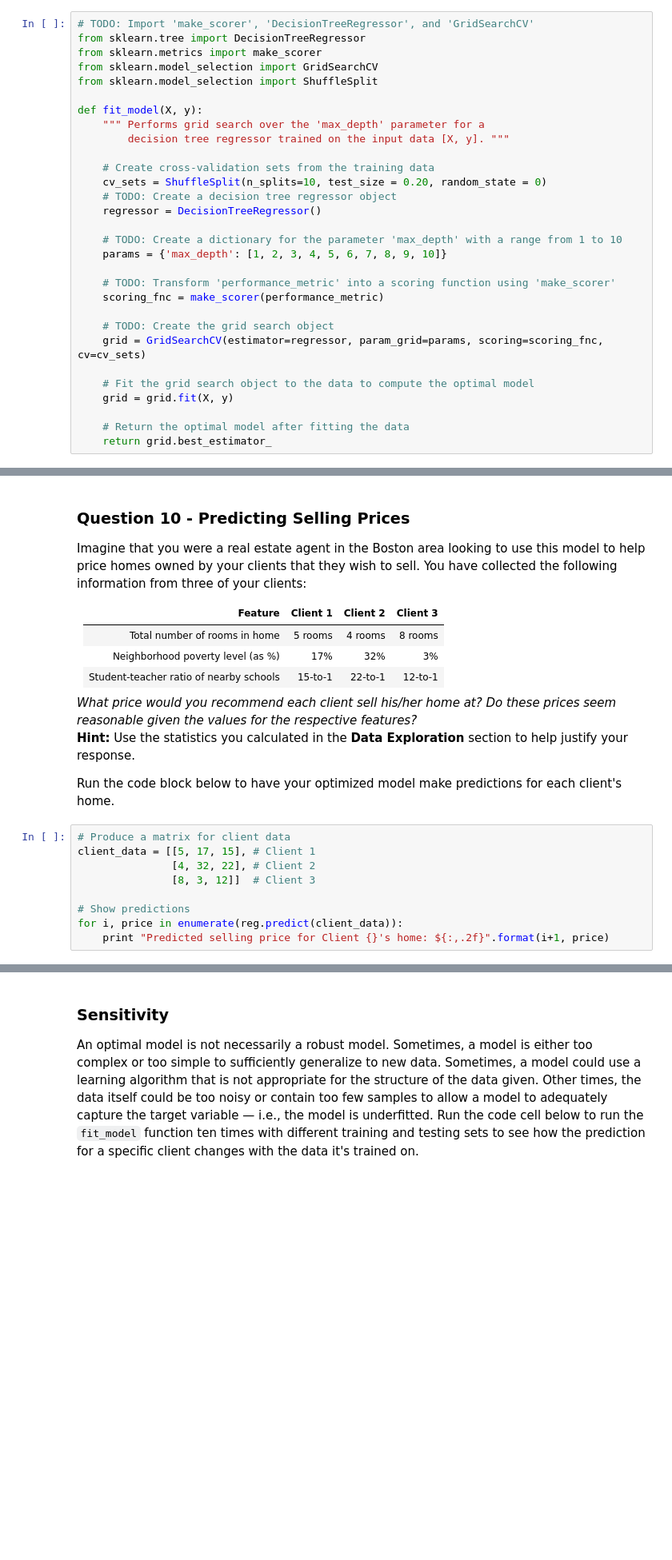
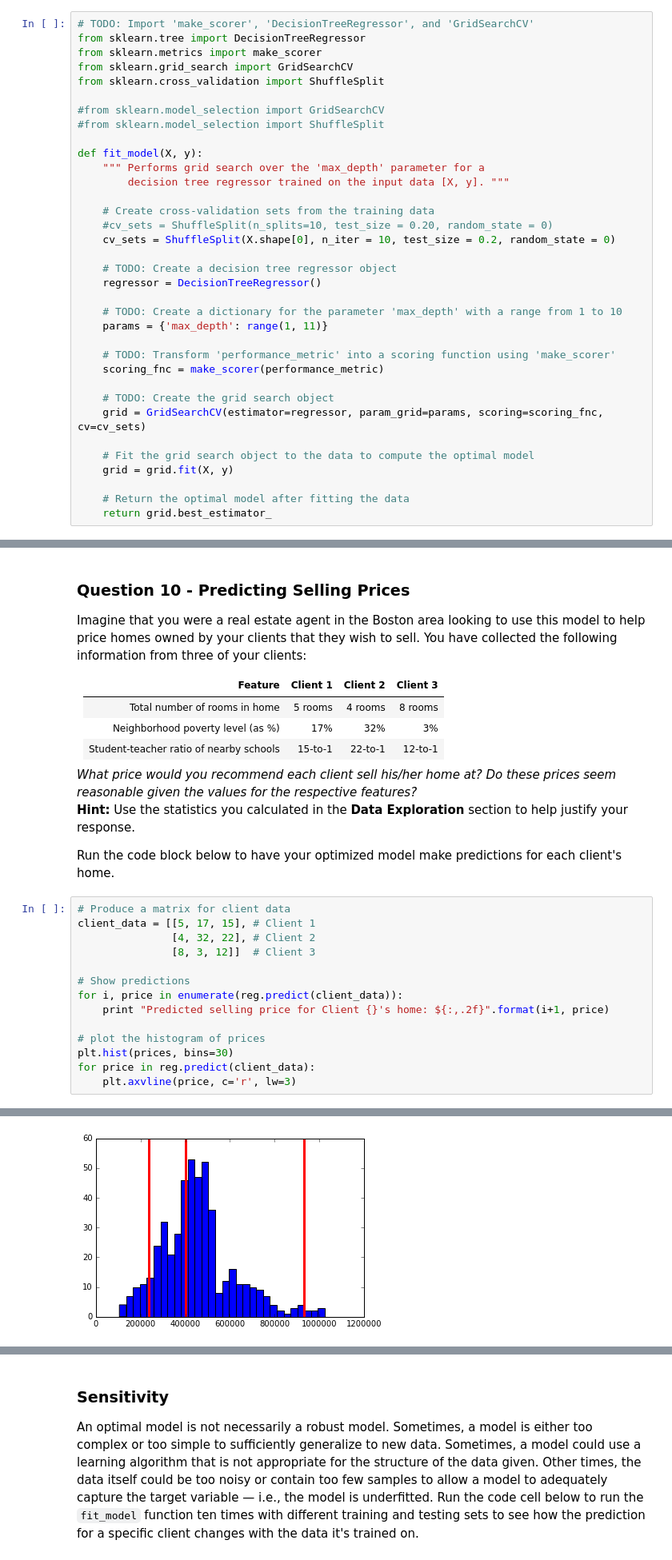
Before and after one commit to natalya-patrikeeva/boston_housing, a Jupyter notebook: boston_housing.ipynb, the cells around one changed output, grey strips where cells are left out. Shown: that part at 80% size. Cells and saved outputs as stored; diff of their text form; blank space fills up the shorter version.

```diff
--- a/boston_housing.ipynb
+++ b/boston_housing.ipynb
@@ -247,20 +258,25 @@ For the `fit_model` function in the code cell below, you will need to implement
 # TODO: Import 'make_scorer', 'DecisionTreeRegressor', and 'GridSearchCV'
 from sklearn.tree import DecisionTreeRegressor
 from sklearn.metrics import make_scorer
-from sklearn.model_selection import GridSearchCV
-from sklearn.model_selection import ShuffleSplit
+from sklearn.grid_search import GridSearchCV
+from sklearn.cross_validation import ShuffleSplit
+
+#from sklearn.model_selection import GridSearchCV
+#from sklearn.model_selection import ShuffleSplit
 
 def fit_model(X, y):
     """ Performs grid search over the 'max_depth' parameter for a
         decision tree regressor trained on the input data [X, y]. """
 
     # Create cross-validation sets from the training data
-    cv_sets = ShuffleSplit(n_splits=10, test_size = 0.20, random_state = 0)
+    #cv_sets = ShuffleSplit(n_splits=10, test_size = 0.20, random_state = 0)
+    cv_sets = ShuffleSplit(X.shape[0], n_iter = 10, test_size = 0.2, random_state = 0)
+
     # TODO: Create a decision tree regressor object
     regressor = DecisionTreeRegressor()
 
     # TODO: Create a dictionary for the parameter 'max_depth' with a range from 1 to 10
-    params = {'max_depth': [1, 2, 3, 4, 5, 6, 7, 8, 9, 10]}
+    params = {'max_depth': range(1, 11)}
 
     # TODO: Transform 'performance_metric' into a scoring function using 'make_scorer'
     scoring_fnc = make_scorer(performance_metric)
@@ -307,16 +323,22 @@ Run the code block below to have your optimized model make predictions for each
 # %%
 # Produce a matrix for client data
 client_data = [[5, 17, 15], # Client 1
                [4, 32, 22], # Client 2
                [8, 3, 12]]  # Client 3
 
 # Show predictions
 for i, price in enumerate(reg.predict(client_data)):
     print "Predicted selling price for Client {}'s home: ${:,.2f}".format(i+1, price)
+
+# plot the histogram of prices
+plt.hist(prices, bins=30)
+for price in reg.predict(client_data):
+    plt.axvline(price, c='r', lw=3)
 # %% [output]
 Predicted selling price for Client 1's home: $403,025.00
 Predicted selling price for Client 2's home: $237,478.72
 Predicted selling price for Client 3's home: $931,636.36
+[figure, added]
 # %% [markdown]
 **Answer: ** From the Boston area dataset statistics, we know that the average number of rooms is 6.2, average neighborhood poverty level is 12.9% and average student/teacher ratio is 18.5. The mean value price is \$454,342.94 while the median is \$438,900.00. I expect houses with less than the average number of 6.2 to sell for less, houses with poverty level of above the average 12.9% to sell for less and the houses with a larger student-to-teacher ratio than the average ratio of 18.5 to sell for less than the mean price of the Boston area houses.
 
```
Also changed, not shown: parts of 4 cells of this notebook, 1 other file.
